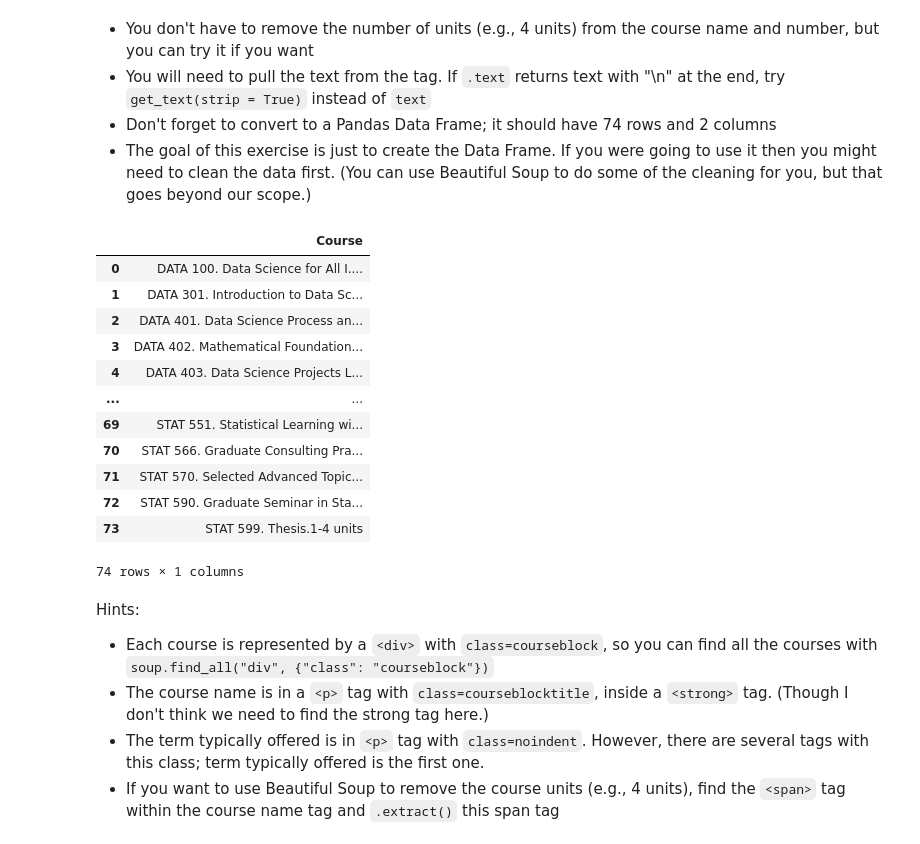
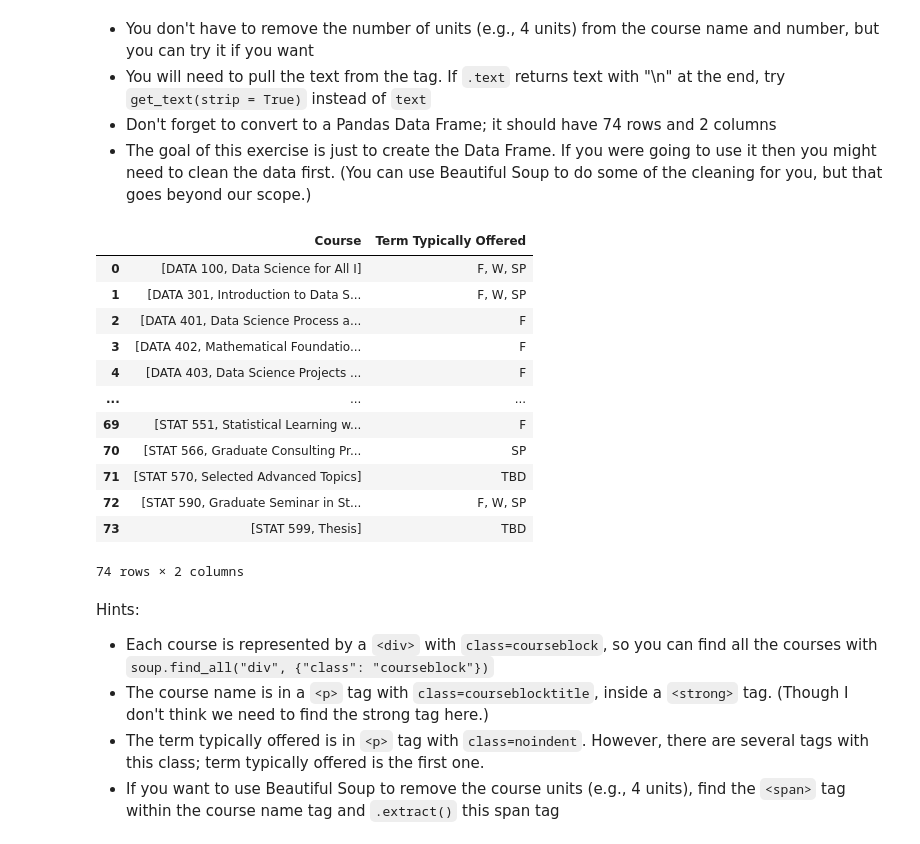
Before and after one commit to rtneely/GSB-544, a Jupyter notebook: Week-4/Copy_of_Practice_Activity_4_1_Webscraping.ipynb, the cells around one changed output. Cells and saved outputs as stored; diff of their text form; code cells hidden in the pictures.

```diff
--- a/Week-4/Copy_of_Practice_Activity_4_1_Webscraping.ipynb
+++ b/Week-4/Copy_of_Practice_Activity_4_1_Webscraping.ipynb
@@ -218,33 +229,38 @@ soup = BeautifulSoup(response.content, "html.parser")
 # %%
 table = (soup.find_all("div", {"class": "courseblock"}))
 # %%
-rows= []
+title= []
+term = []
 
 for course in table:
     course.find('strong')
     title_tag =  course.find('p', {"class": "courseblocktitle"})
     course_name = title_tag.get_text(strip=True)
+    titlesplit = course_name.split('.')
+    title.append(titlesplit[0:2])
+
+    term_tag = course.find_all('p', attrs={"class":'noindent'})[0].get_text(strip=True)
+    termsplit = term_tag.split(':')[1]
+    term.append(termsplit)
 
 
-    rows.append({
-    "Course":course_name
-})
 
-pd.DataFrame(rows)
+pd.DataFrame({'Course': title,
+              'Term Typically Offered': term})
 # %% [output]
-|  | Course |
-| 0 | DATA 100. Data Science for All I.... |
-| 1 | DATA 301. Introduction to Data Sc... |
-| 2 | DATA 401. Data Science Process an... |
-| 3 | DATA 402. Mathematical Foundation... |
-| 4 | DATA 403. Data Science Projects L... |
-| ... | ... |
-| 69 | STAT 551. Statistical Learning wi... |
-| 70 | STAT 566. Graduate Consulting Pra... |
-| 71 | STAT 570. Selected Advanced Topic... |
-| 72 | STAT 590. Graduate Seminar in Sta... |
-| 73 | STAT 599. Thesis.1-4 units |
+|  | Course | Term Typically Offered |
+| 0 | [DATA 100, Data Science for All I] | F, W, SP |
+| 1 | [DATA 301, Introduction to Data S... | F, W, SP |
+| 2 | [DATA 401, Data Science Process a... | F |
+| 3 | [DATA 402, Mathematical Foundatio... | F |
+| 4 | [DATA 403, Data Science Projects ... | F |
+| ... | ... | ... |
+| 69 | [STAT 551, Statistical Learning w... | F |
+| 70 | [STAT 566, Graduate Consulting Pr... | SP |
+| 71 | [STAT 570, Selected Advanced Topics] | TBD |
+| 72 | [STAT 590, Graduate Seminar in St... | F, W, SP |
+| 73 | [STAT 599, Thesis] | TBD |
-74 rows × 1 columns
+74 rows × 2 columns
 # %% [markdown]
 Hints:
 
```
Also changed, not shown: parts of 3 cells of this notebook, 2 other files.
